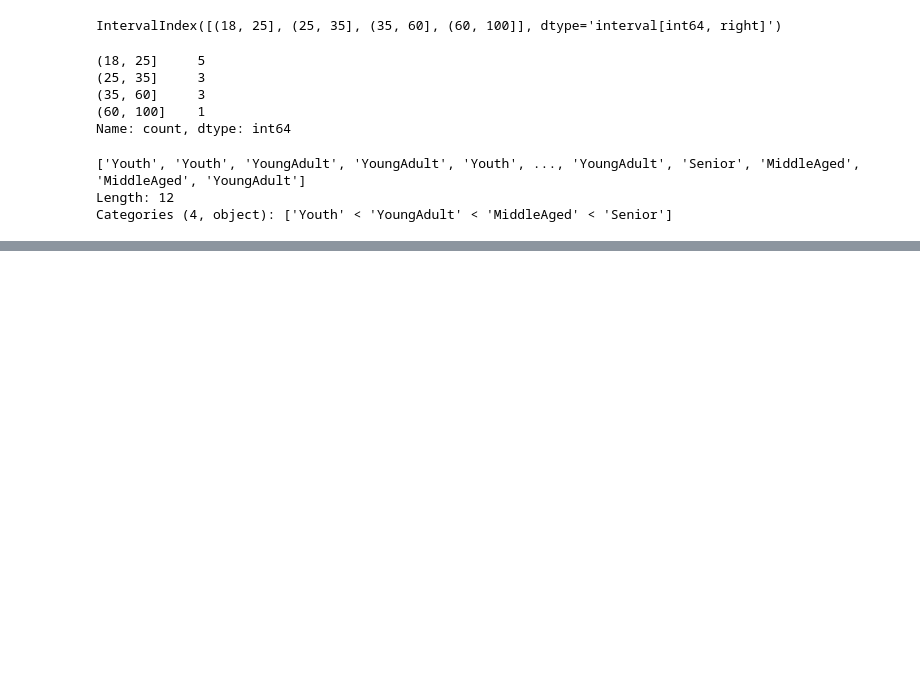
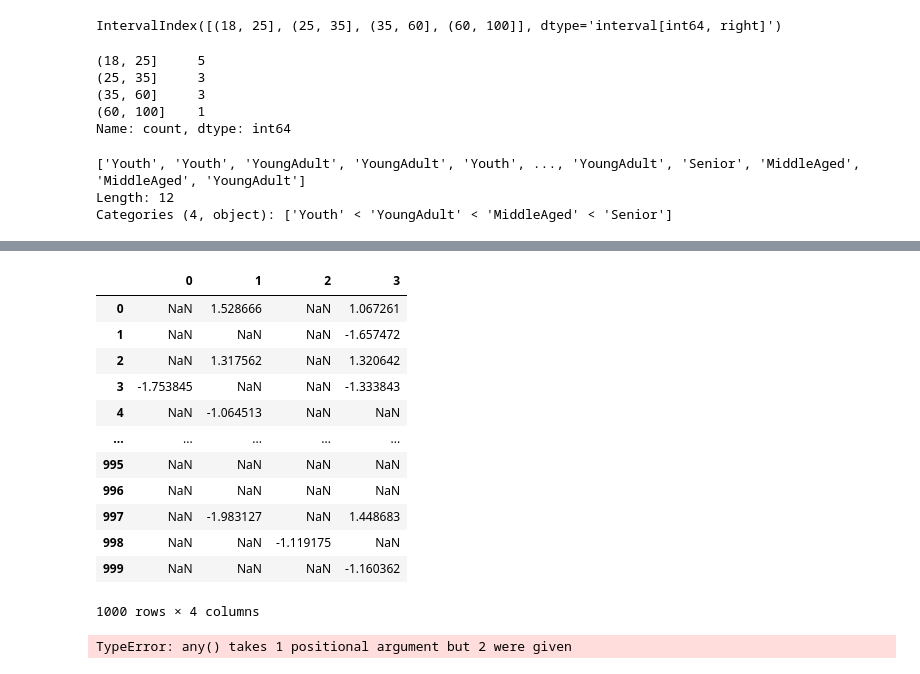
Before and after one commit to SaurVer/My_python_journey, a Jupyter notebook: Assignment_1/Python for Data Analysis by Wes mikkney/Chapter7: Data Cleaning and Preparation.ipynb, the cells around one changed output, grey strips where cells are left out. Saved outputs shown, nothing was run; the diff lists cells and outputs as text; code cells hidden in the pictures; blank space fills up the shorter version.

```diff
--- a/Assignment_1/Python for Data Analysis by Wes mikkney/Chapter7: Data Cleaning and Preparation.ipynb
+++ b/Assignment_1/Python for Data Analysis by Wes mikkney/Chapter7: Data Cleaning and Preparation.ipynb
@@ -469,0 +524,20 @@ Categories (4, object): ['Youth' < 'YoungAdult' < 'MiddleAged' < 'Senior']
+# %%
+data[abs(data) >1]
+# %% [output]
+|  | 0 | 1 | 2 | 3 |
+| 0 | NaN | 1.528666 | NaN | 1.067261 |
+| 1 | NaN | NaN | NaN | -1.657472 |
+| 2 | NaN | 1.317562 | NaN | 1.320642 |
+| 3 | -1.753845 | NaN | NaN | -1.333843 |
+| 4 | NaN | -1.064513 | NaN | NaN |
+| ... | ... | ... | ... | ... |
+| 995 | NaN | NaN | NaN | NaN |
+| 996 | NaN | NaN | NaN | NaN |
+| 997 | NaN | -1.983127 | NaN | 1.448683 |
+| 998 | NaN | NaN | -1.119175 | NaN |
+| 999 | NaN | NaN | NaN | -1.160362 |
+1000 rows × 4 columns
+# %%
+data[(np.abs(data) >3).any(1)]
+# %% [output]
+TypeError: any() takes 1 positional argument but 2 were given
```
Also changed, not shown: parts of 30 cells of this notebook, 1 other file.
